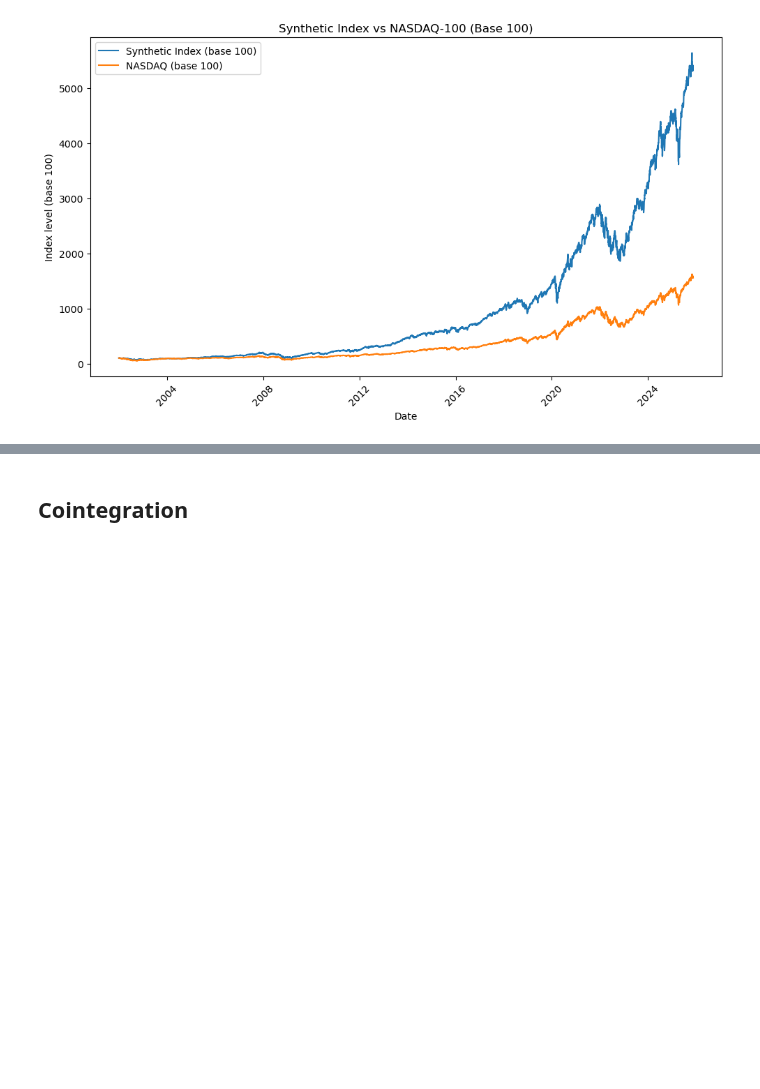
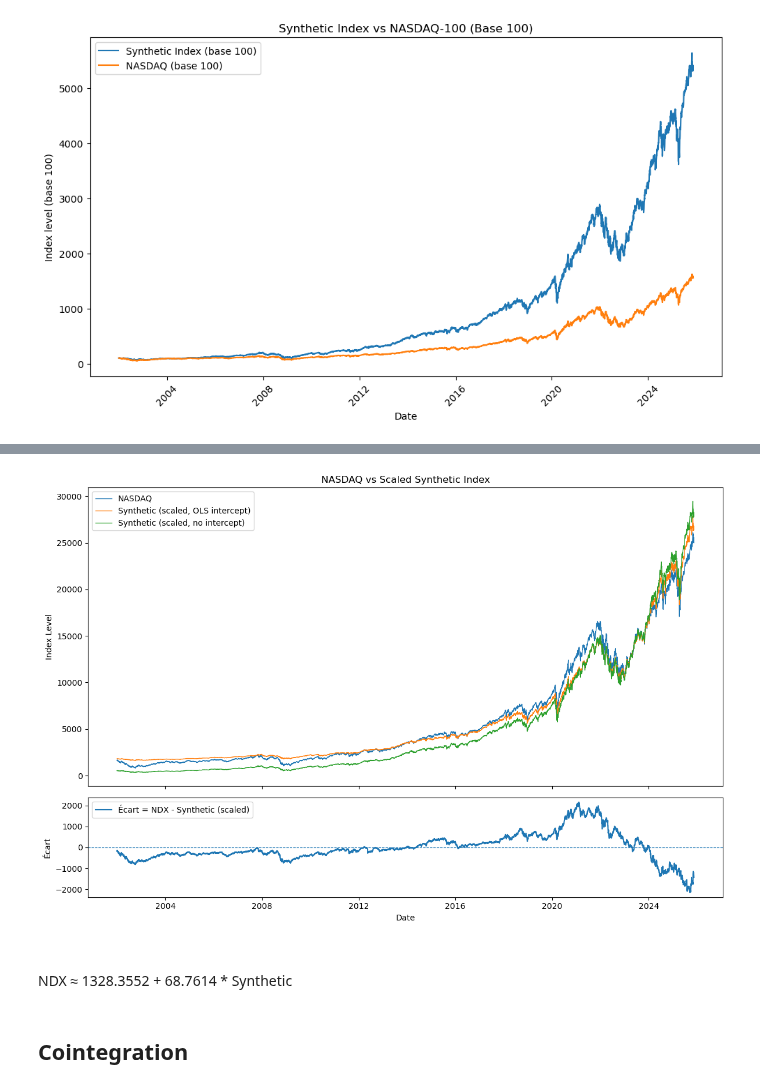
Before and after one commit to EliaLand/Martingale_FVM_AssetPricing, a Jupyter notebook: Part 2/Part 2 -.ipynb, the cells around one changed output, grey strips where cells are left out. Cells and saved outputs as stored; diff of their text form; code cells hidden in the pictures; blank space fills up the shorter version.

```diff
--- a/Part 2/Part 2 -.ipynb
+++ b/Part 2/Part 2 -.ipynb
@@ -101,3 +151,35 @@ Joined shape: (6008, 2)
+# %%
+import matplotlib.pyplot as plt
+
+df["ecart"] = df["Close"] - df["synthetic_scaled"]
+fig, (ax1, ax2) = plt.subplots(
+    2, 1,
+    figsize=(12, 8),
+    sharex=True,
+    gridspec_kw={"height_ratios": [3, 1]}
+)
+
+ax1.plot(df.index, df["Close"], label="NASDAQ", linewidth=1)
+ax1.plot(df.index, df["synthetic_scaled"], label="Synthetic (scaled, OLS intercept)", linewidth=1)
+ax1.plot(df.index, df["synthetic_scaled_no_const"], label="Synthetic (scaled, no intercept)", linewidth=1)
+
+ax1.set_title("NASDAQ vs Scaled Synthetic Index")
+ax1.set_ylabel("Index Level")
+ax1.legend(loc="upper left")
+
+ax2.plot(df.index, df["ecart"], label="Écart = NDX - Synthetic (scaled)")
+ax2.axhline(0, linestyle="--", linewidth=0.8)
+ax2.set_ylabel("Écart")
+ax2.set_xlabel("Date")
+ax2.legend(loc="upper left")
+
+plt.tight_layout()
+plt.show()
+# %% [output]
+[figure, added]
+# %% [markdown]
+####
+NDX ≈ 1328.3552 + 68.7614 * Synthetic
 # %% [markdown]
 ## Cointegration
 # %% [markdown]
```
Also changed, not shown: parts of 3 cells of this notebook.
